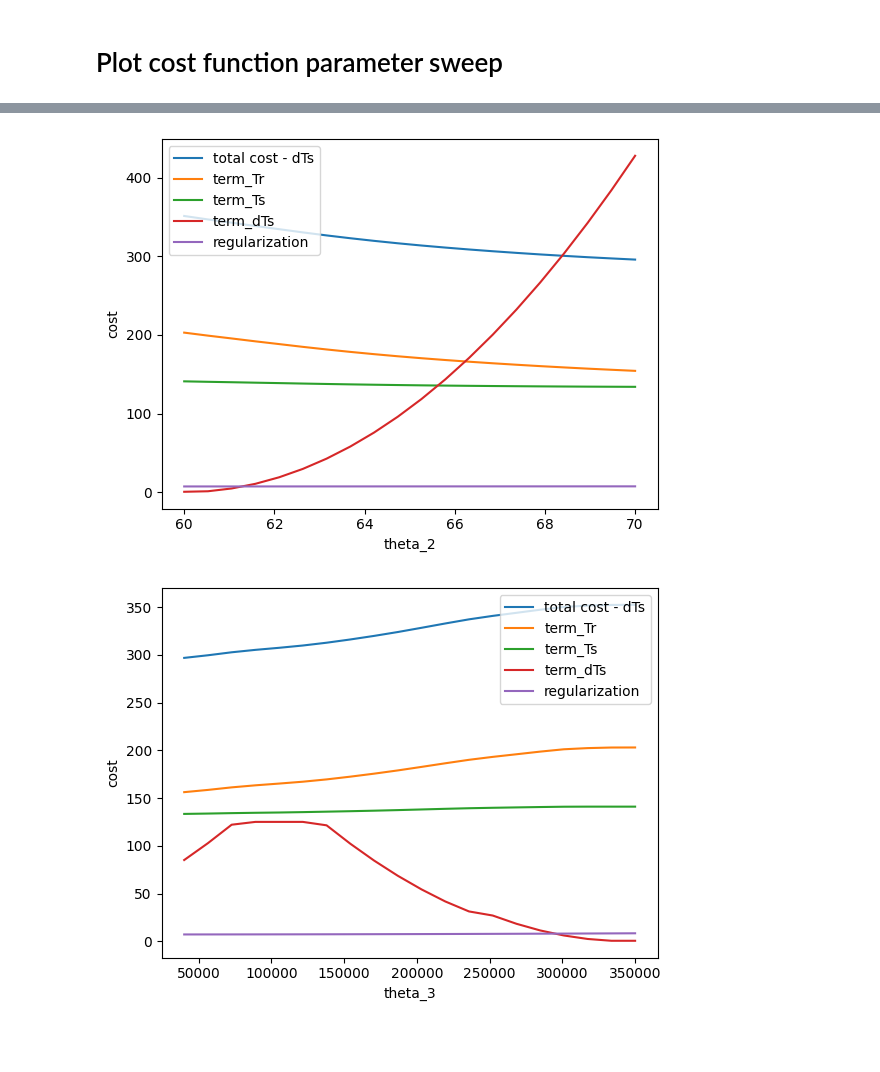
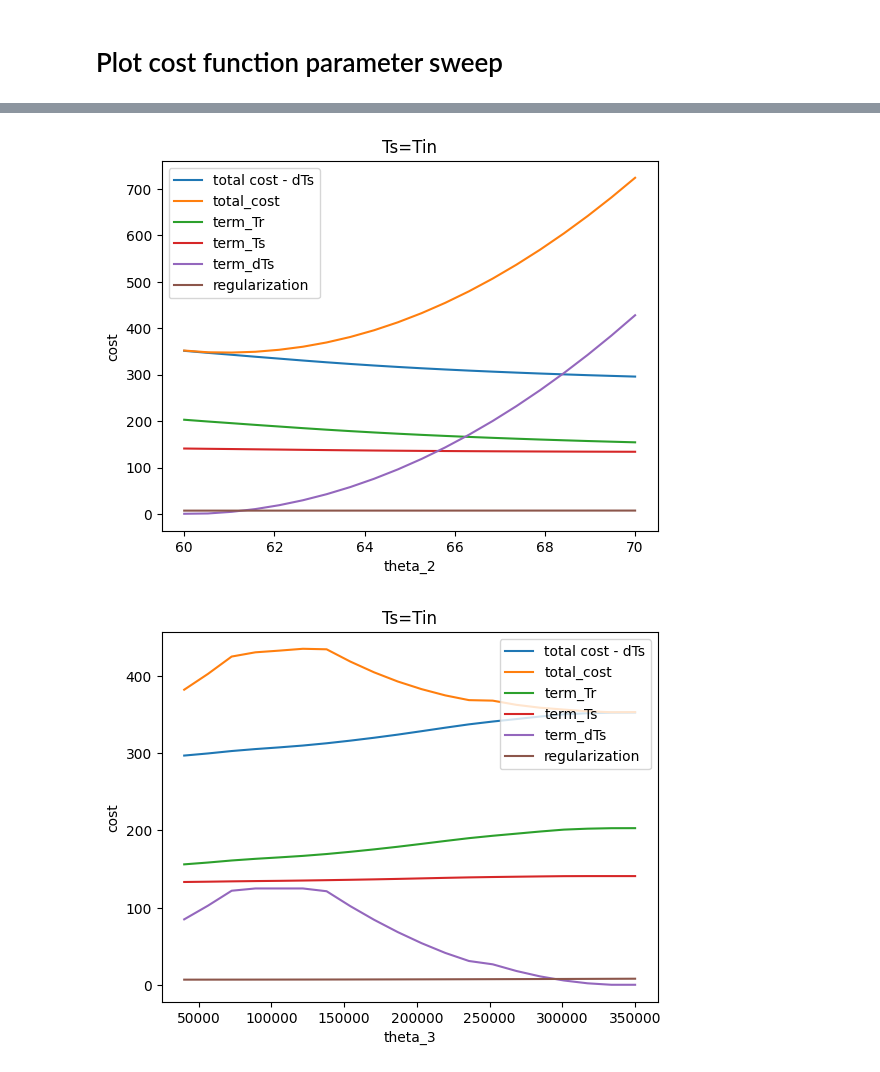
Before and after one commit to Pietervb2/thesis, a Jupyter notebook: debug.ipynb, the cells around one changed output, grey strips where cells are left out. Cells and saved outputs as stored; diff of their text form; code cells hidden in the pictures; blank space fills up the shorter version.

```diff
--- a/debug.ipynb
+++ b/debug.ipynb
@@ -764,7 +764,7 @@ for i in range(2,6):
 
     file_heat = f'cost_function_terms_Profile_2_theta{i}_Ts=11.csv'
     file_path_cost_terms = os.path.join(thesis_dir, 'figures', 'sweeps', sweep, file_heat)
-    dict_theta_terms = pd.read_csv(file_path_heat)
+    dict_theta_terms = pd.read_csv(file_path_cost_terms)
     # cost,term_Tr,term_Ts,term_dTs,regularization
 
     theta = dict_theta_terms[f'theta_{i}']
@@ -773,6 +773,9 @@ for i in range(2,6):
     term_Ts = dict_theta_terms['term_Ts']
     term_dTs = dict_theta_terms['term_dTs']
     regularization = dict_theta_terms['regularization']
+
+    term_TsCOP = dict_theta_terms['termTs_COP']
+    term_TrCOP = dict_theta_terms['termTr_COP']
 
     plt.plot(theta, cost - term_dTs, label='total cost - dTs')
     plt.plot(theta, term_Tr, label='term_Tr')
@@ -792,31 +792,39 @@ for i in range(2,6):
 # %%
 thesis_dir = os.path.abspath("")
 
 for i in range(2,6):
     sweep = f'cost_function_sweep_Profile_2_theta{i}'
 
     file_cost_terms = f'cost_function_terms_Profile_2_theta{i}_Ts=Tin.csv'
     file_path_cost_terms = os.path.join(thesis_dir, 'figures', 'sweeps', sweep, file_cost_terms)
     dict_theta_terms = pd.read_csv(file_path_cost_terms)
-    # cost,term_Tr,term_Ts,term_dTs,regularization
 
     theta = dict_theta_terms[f'theta_{i}']
     cost = dict_theta_terms['cost']
     term_Tr = dict_theta_terms['term_Tr']
     term_Ts = dict_theta_terms['term_Ts']
     term_dTs = dict_theta_terms['term_dTs']
     regularization = dict_theta_terms['regularization']
 
+    term_TsCOP = dict_theta_terms['termTs_COP']
+    term_TrCOP = dict_theta_terms['termTr_COP']
+
+    plt.title("Ts=Tin")
     plt.plot(theta, cost - term_dTs, label='total cost - dTs')
+    plt.plot(theta, cost, label = 'total_cost')
     plt.plot(theta, term_Tr, label='term_Tr')
     plt.plot(theta, term_Ts, label='term_Ts')
     plt.plot(theta, term_dTs, label='term_dTs')
     plt.plot(theta, regularization, label='regularization')
+    # plt.plot(theta, term_TsCOP, label='termTs_COP')
+    # plt.plot(theta, term_TrCOP, label='termTr_COP')
+
+    # plt.plot(theta, term_TsCOP + term_TrCOP, label='termTs_COP + termTr_COP')
 
     plt.legend()
     plt.xlabel(f'theta_{i}')
     plt.ylabel('cost')
     plt.show()
 # %% [output]
-[figure, old version]
+[figure, new version]
-[figure, old version]
+[figure, new version]
```
Also changed, not shown: parts of 4 cells of this notebook, 13 other files.
